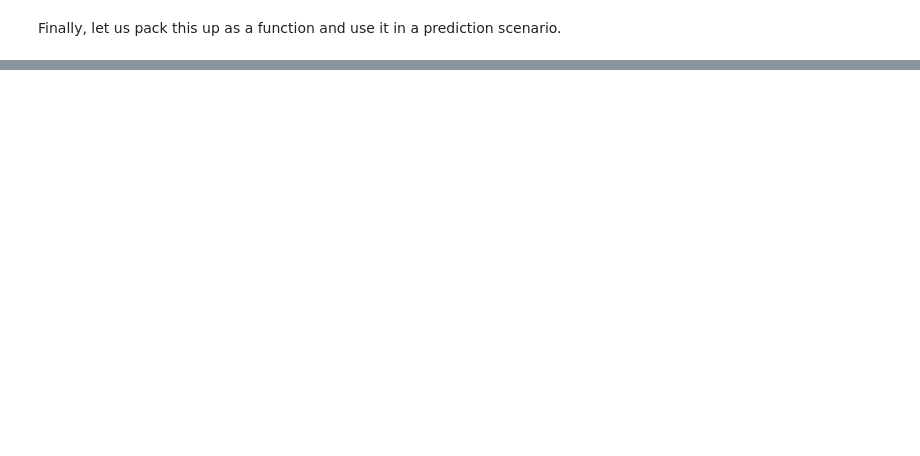
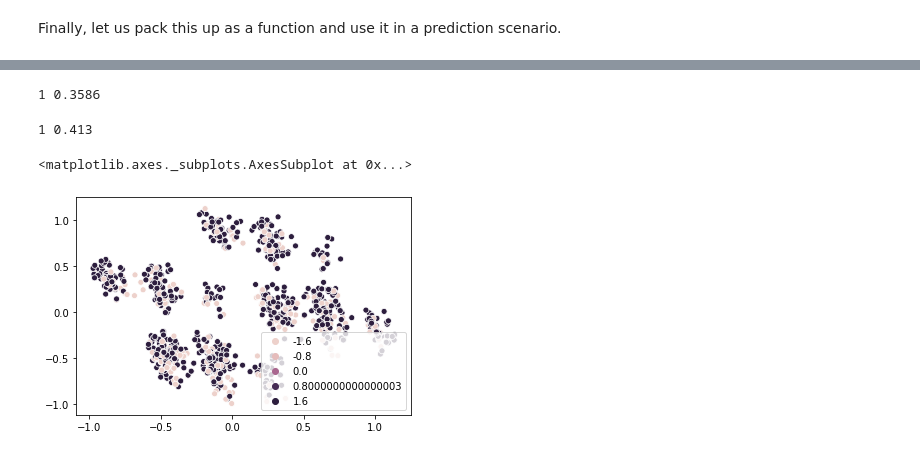
Before and after one commit to CopperWasp/PredictiveCoding, a Jupyter notebook: OnlinePredictiveCoding/exploration.ipynb, the cells around one changed output, grey strips where cells are left out. Drawn from its saved outputs; the diff is of its cells as text; code cells hidden in the pictures; blank space fills up the shorter version.

Commit message:
separability analysis of different varying feature simulations.

```diff
--- a/OnlinePredictiveCoding/exploration.ipynb
+++ b/OnlinePredictiveCoding/exploration.ipynb
@@ -87,0 +94,3 @@ def simulate_varying(X):
+# %%
+lr = 1
+folds = 20
@@ -87,0 +124,70 @@ def simulate_varying(X):
+# %%
+# discrete uniform masking
+
+fold_error_rates = []
+predictions = []
+mask = simulate_random_varying(X)
+
+for f in range(folds):
+    w = np.zeros(len(X[0]))
+    error_count = 0
+    l = list(range(len(X)))
+    np.random.shuffle(l)
+    X, y = X[l], y[l]
+
+
+    for i in range(len(X)):
+
+        y_hat = np.sign(np.dot(w, X[i] * mask[i]))
+        predictions.append(y_hat)
+
+        if y_hat != y[i]:
+            error_count += 1
+            w += lr * X[i] * y[i]
+
+    fold_error_rates.append(error_count/len(X))
+
+print(lr, np.mean(fold_error_rates))
+# %% [output]
+1 0.3586
+# %%
+# multivariate gaussian mask with threshold 0
+
+fold_error_rates = []
+predictions = []
+mask = simulate_varying(X)  # multivariate
+
+for f in range(folds):
+    w = np.zeros(len(X[0]))
+    error_count = 0
+    l = list(range(len(X)))
+    np.random.shuffle(l)
+    X, y = X[l], y[l]
+
+
+    for i in range(len(X)):
+
+        y_hat = np.sign(np.dot(w, X[i] * mask[i]))
+        predictions.append(y_hat)
+
+        if y_hat != y[i]:
+            error_count += 1
+            w += lr * X[i] * y[i]
+
+    fold_error_rates.append(error_count/len(X))
+
+print(lr, np.mean(fold_error_rates))
+# %% [output]
+1 0.413
+# %%
+# see how the separability of data changes when using different masks
+uniform_mask = simulate_random_varying(X)
+gaussian_mask = simulate_varying(X)
+uni_X = X * uniform_mask
+gau_X = X * gaussian_mask
+# %%
+data_embedding = pca.fit_transform(uni_X)
+sns.scatterplot(data_embedding[:, 0], data_embedding[:, 1], hue=y)
+# %% [output]
+<matplotlib.axes._subplots.AxesSubplot at 0x...>
+[figure, added]
```
Also changed, not shown: parts of 10 cells of this notebook, 1 other file.
